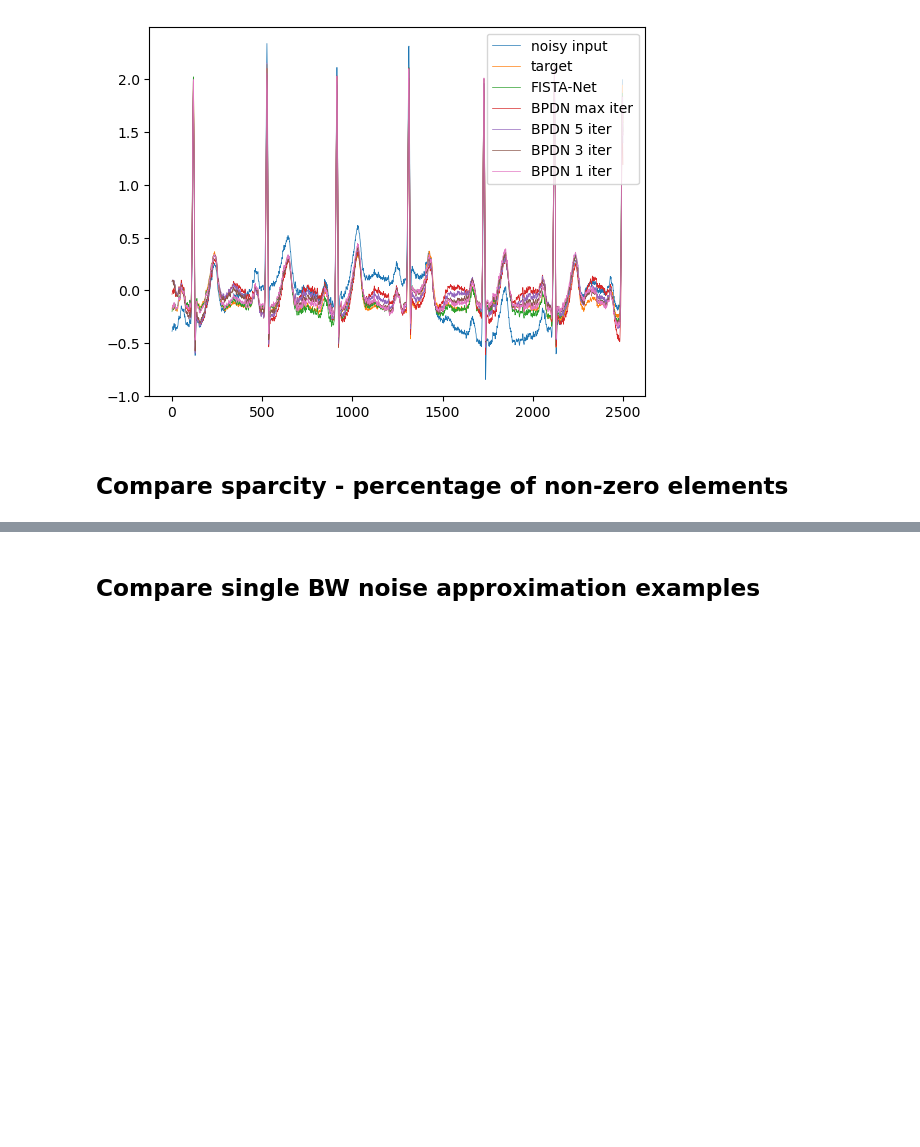
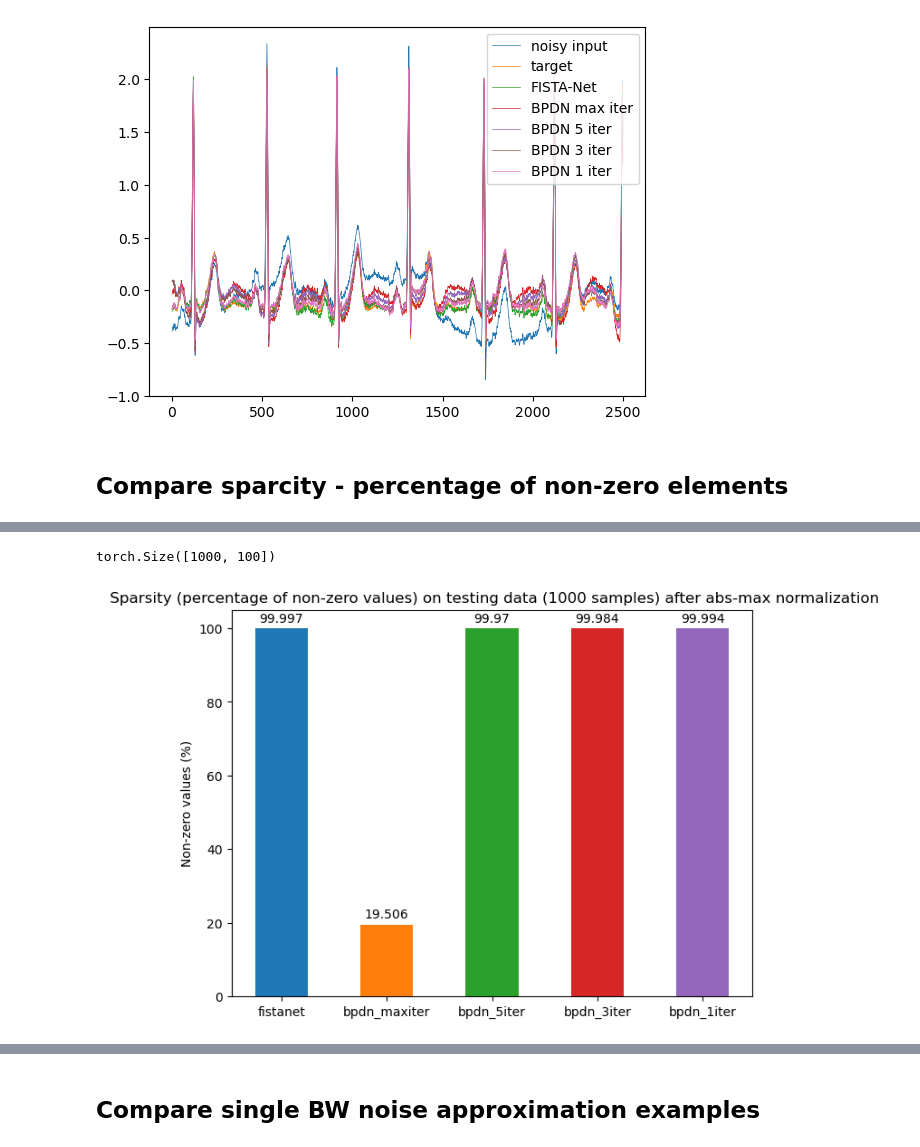
Before and after one commit to galigergergo/ecg-denoising, a Jupyter notebook: workspace/analyze_trained_model.ipynb, the cells around one changed output, grey strips where cells are left out. Drawn from its saved outputs; the diff is of its cells as text; code cells hidden in the pictures; blank space fills up the shorter version.

Commit message:
Analyzed adding normalilization berfore calculating sparsity and L1 loss - looks promising

```diff
--- a/workspace/analyze_trained_model.ipynb
+++ b/workspace/analyze_trained_model.ipynb
@@ -178,0 +179,31 @@ plot_bar_comp(non_zero_perc, 'Non-zero values (%)', ' Sparsity (percentage of no
+# %%
+x = x_bpdn
+mins = x.min(dim=1).values.repeat((x.shape[1], 1)).T
+maxs = x.max(dim=1).values.repeat((x.shape[1], 1)).T
+a
+# %%
+torch.stack([mins, maxs]).abs().max(dim=0).values.shape
+# %% [output]
+torch.Size([1000, 100])
+# %%
+def min_max_norm(x):
+    mins = x.min(dim=1).values.repeat((x.shape[1], 1)).T
+    maxs = x.max(dim=1).values.repeat((x.shape[1], 1)).T
+    return (x - mins) / (maxs - mins)
+def max_abs_norm(x):
+    mins = x.min(dim=1).values.repeat((x.shape[1], 1)).T
+    maxs = x.max(dim=1).values.repeat((x.shape[1], 1)).T
+    absmax = torch.stack([mins, maxs]).abs().max(dim=0).values
+    return x / absmax
+non_zero_perc_func = lambda x: torch.sum(x.abs().cpu().squeeze().detach()>1e-5).item() / (x.shape[0] * x.shape[1]) * 100
+non_zero_perc_norm = {
+    'fistanet': non_zero_perc_func(max_abs_norm(x_fistanet)),
+    'bpdn_maxiter': non_zero_perc_func(max_abs_norm(x_bpdn)),
+    'bpdn_5iter': non_zero_perc_func(max_abs_norm(x_bpdn5)),
+    'bpdn_3iter': non_zero_perc_func(max_abs_norm(x_bpdn3)),
+    'bpdn_1iter': non_zero_perc_func(max_abs_norm(x_bpdn1))
+}
+# %%
+plot_bar_comp(non_zero_perc_norm, 'Non-zero values (%)', ' Sparsity (percentage of non-zero values) on testing data (1000 samples) after abs-max normalization')
+# %% [output]
+[figure, added]
```
Also changed, not shown: parts of 10 cells of this notebook.
